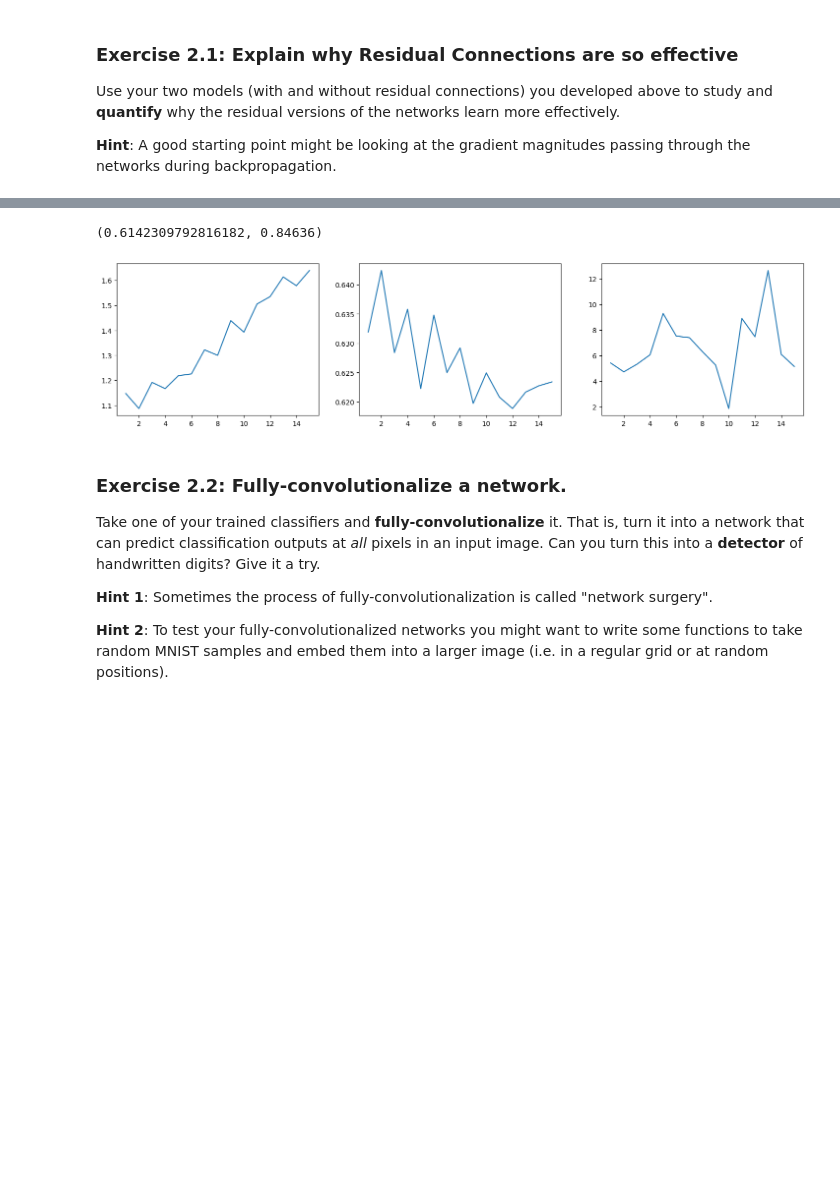
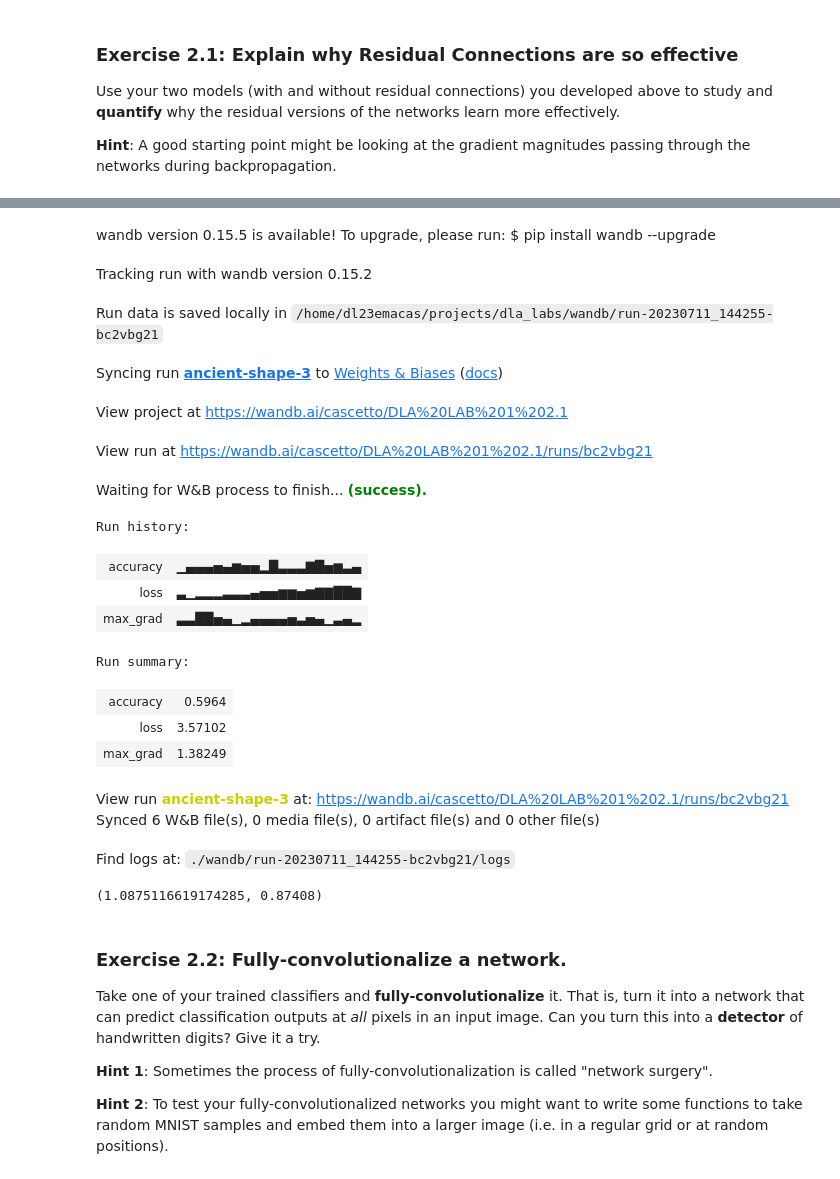
Before and after one commit to Cascetto/dla_labs, a Jupyter notebook: Lab1-CNNs.ipynb, the cells around one changed output, grey strips where cells are left out. Drawn from its saved outputs; the diff is of its cells as text; code cells hidden in the pictures; blank space fills up the shorter version.

```diff
--- a/Lab1-CNNs.ipynb
+++ b/Lab1-CNNs.ipynb
@@ -389,19 +429,36 @@ class RCNN(nn.Module):
 # %%
 rcnn = RCNN(32, 3, width, depth, 10).to(device)
 loss = F.cross_entropy
 opt = torch.optim.Adam(cnn.parameters(), lr=0.001)
-# wandb.init(project="DLA LAB 1 2.1", config={
-#     "architecture": "cnn",
-#     "depth": depth,
-#     "dataset": "cifar10"
-# })
-l, a, g = training(cnn, cifar_dl_train, cifar_dl_val, loss, opt, 15, 1, False, False)
-# wandb.finish()
-plot_training_result(l, a, g, 1)
+wandb.init(project="DLA LAB 1 2.1", config={
+    "architecture": "rcnn",
+    "depth": depth,
+    "dataset": "cifar10"
+})
+l, a, g = training(cnn, cifar_dl_train, cifar_dl_val, loss, opt, epochs, validation_freq, True, True)
+wandb.finish()
+# plot_training_result(l, a, g, 1)
 print(validation(cnn, cifar_dl_test, loss))
 # %% [output]
+wandb version 0.15.5 is available! To upgrade, please run: $ pip install wandb --upgrade
+Tracking run with wandb version 0.15.2
+Run data is saved locally in /home/dl23emacas/projects/dla_labs/wandb/run-20230711_144255-bc2vbg21
+Syncing run ancient-shape-3 to Weights & Biases (docs)
+View project at https://wandb.ai/cascetto/DLA%20LAB%201%202.1
+View run at https://wandb.ai/cascetto/DLA%20LAB%201%202.1/runs/bc2vbg21
+Waiting for W&B process to finish... (success).
-(0.6142309792816182, 0.84636)
+Run history:
-[figure, removed]
+| accuracy | ▁▄▄▄▅▄▆▅▅▂█▃▃▃▇█▅▆▃▄ |
+| loss | ▃▁▂▂▂▃▃▃▄▅▅▆▆▅▆▇▇██▇ |
+| max_grad | ▃▃██▅▄▁▂▄▄▄▄▅▃▅▄▁▃▄▂ |
+Run summary:
+| accuracy | 0.5964 |
+| loss | 3.57102 |
+| max_grad | 1.38249 |
+View run ancient-shape-3 at: https://wandb.ai/cascetto/DLA%20LAB%201%202.1/runs/bc2vbg21
+Synced 6 W&B file(s), 0 media file(s), 0 artifact file(s) and 0 other file(s)
+Find logs at: ./wandb/run-20230711_144255-bc2vbg21/logs
+(1.0875116619174285, 0.87408)
 # %% [markdown]
 ### Exercise 2.2: Fully-convolutionalize a network.
 Take one of your trained classifiers and **fully-convolutionalize** it. That is, turn it into a network that can predict classification outputs at *all* pixels in an input image. Can you turn this into a **detector** of handwritten digits? Give it a try.
```
Also changed, not shown: parts of 8 cells of this notebook, 2 other files.
